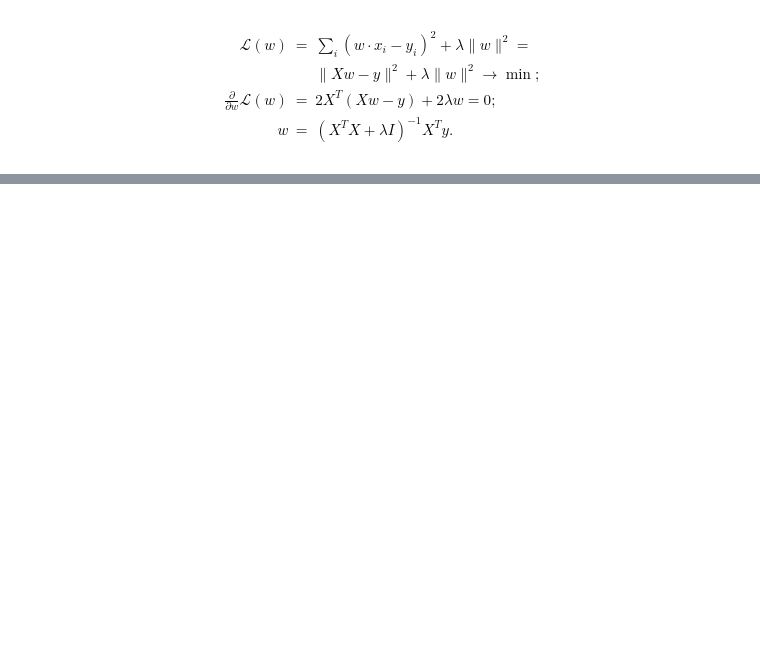
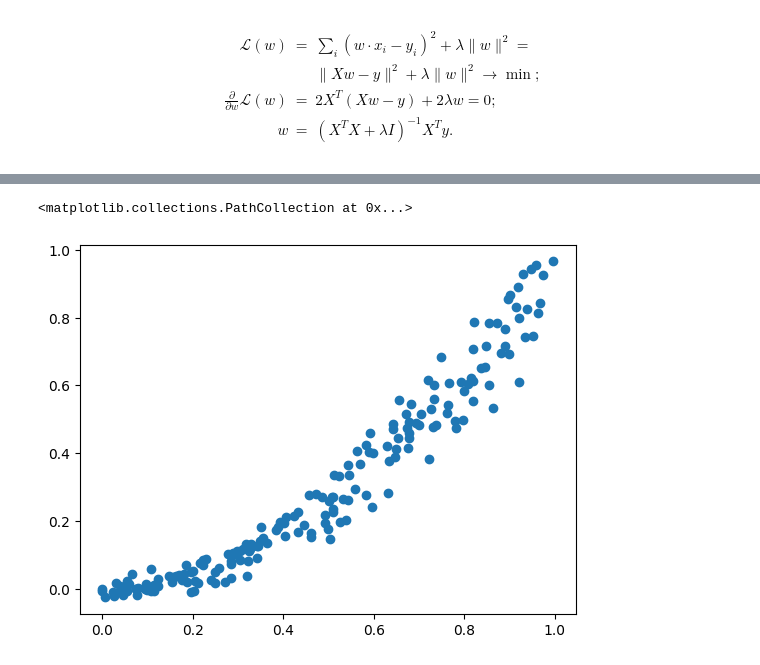
Before and after one commit to CUB-CKL/mldm-2026, a Jupyter notebook: 01-seminar/seminar-01.ipynb, the cells around one changed output, grey strips where cells are left out. Drawn from its saved outputs; the diff is of its cells as text; code cells hidden in the pictures; blank space fills up the shorter version.

```diff
--- a/01-seminar/seminar-01.ipynb
+++ b/01-seminar/seminar-01.ipynb
@@ -72,2 +72,9 @@ _ = plt.hist(np.random.normal(size=(1024, )), bins=20, histtype='step')
 # %%
-X_lower = X[X[:, 0] < y]
+indx = X[:, 0] > y
+X_lower = X[indx]
+y_lower = y[indx]
+# %%
+plt.scatter(X_lower[:,0], y_lower)
+# %% [output]
+<matplotlib.collections.PathCollection at 0x...>
+[figure, added]
```
Also changed, not shown: parts of 19 cells of this notebook.
